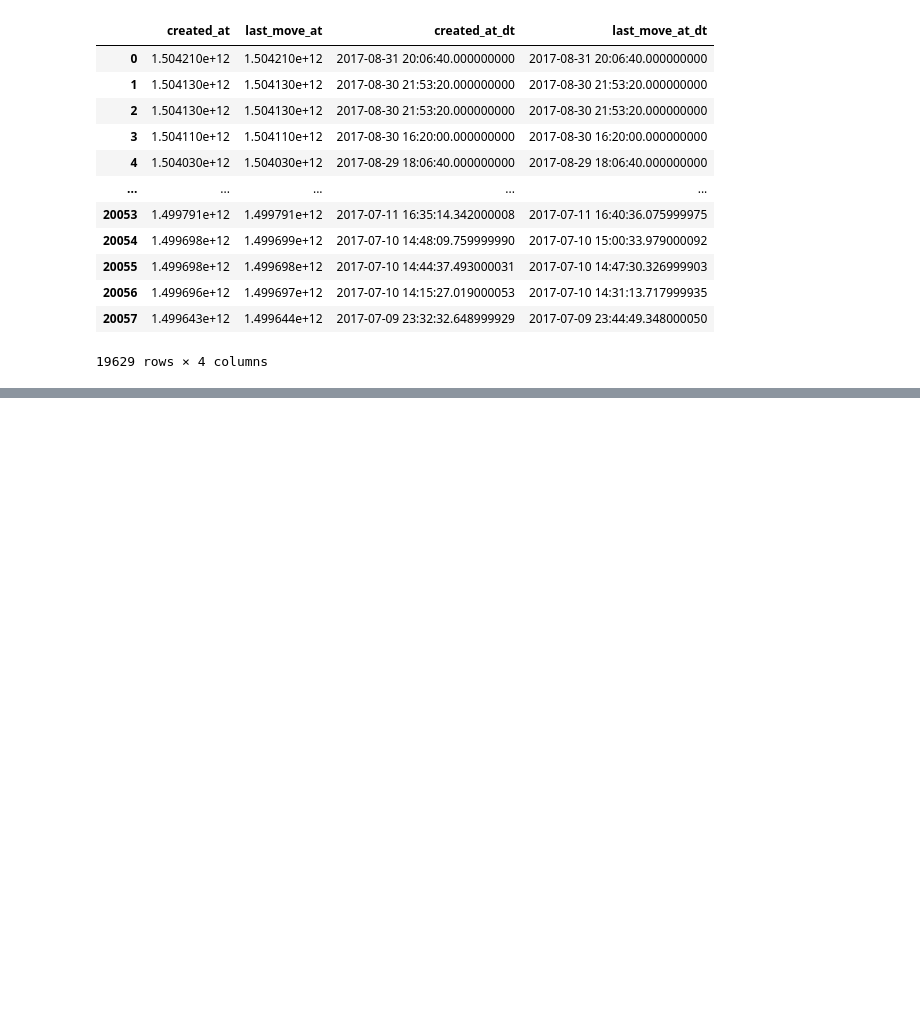
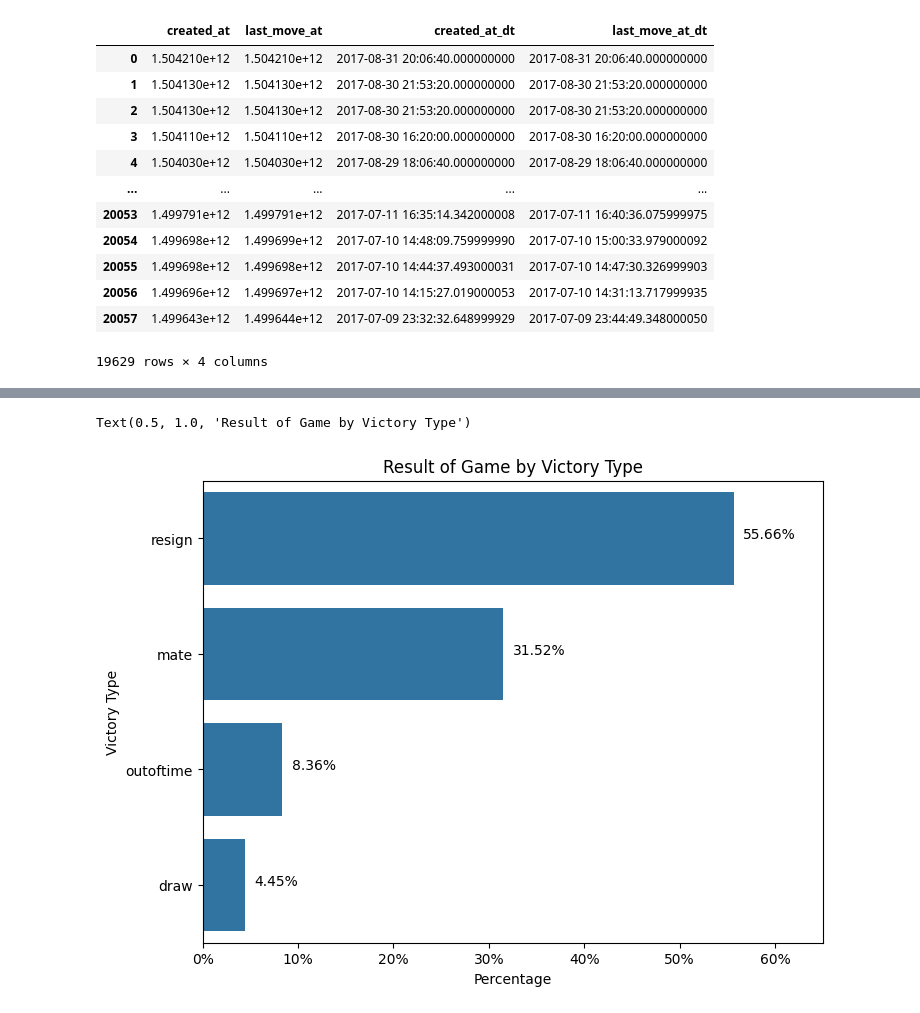
Before and after one commit to ly-daniel/Practice-Projects, a Jupyter notebook: Chess/analyze_chess_games.ipynb, the cells around one changed output, grey strips where cells are left out. Saved outputs shown, nothing was run; the diff lists cells and outputs as text; code cells hidden in the pictures; blank space fills up the shorter version.

```diff
--- a/Chess/analyze_chess_games.ipynb
+++ b/Chess/analyze_chess_games.ipynb
@@ -84,6 +109,3 @@ df_times
 | 20056 | 1.499696e+12 | 1.499697e+12 | 2017-07-10 14:15:27.019000053 | 2017-07-10 14:31:13.717999935 |
 | 20057 | 1.499643e+12 | 1.499644e+12 | 2017-07-09 23:32:32.648999929 | 2017-07-09 23:44:49.348000050 |
 19629 rows × 4 columns
-# %%
-plt.style.use('ggplot')
-sns.barplot(df['victory_status'].value_counts(normalize=True))
@@ -93,4 +111,0 @@ sns.barplot(df['victory_status'].value_counts(normalize=True))
-# %%
-colors = ['#D3D3D3', '#454545','#939799']
-sns.barplot(df['winner'].value_counts(normalize=True), palette=colors)
-plt.style.use('classic')
@@ -102,4 +111,0 @@ Passing `palette` without assigning `hue` is deprecated and will be removed in v
-# %%
-colors = ['#D3D3D3', '#454545','#939799']
-sns.barplot(df['winner'].value_counts(normalize=True), palette=colors)
-plt.style.use('ggplot')
@@ -111,7 +111,0 @@ Passing `palette` without assigning `hue` is deprecated and will be removed in v
-# %%
-winner_counts = df['winner'].value_counts(normalize=True).reset_index()
-winner_counts.columns = ['winner', 'percentage']
-colors = ['#D3D3D3', '#454545','#939799']
-
-sns.barplot(winner_counts, x = 'winner', y = 'percentage', palette=colors)
-plt.style.use('ggplot')
@@ -167,0 +112,20 @@ Error:
+# %%
+victory = df['victory_status'].value_counts(normalize=True).reset_index()
+victory.rename(columns = {'proportion': 'percentage'}, inplace = True)
+victory['percentage'] = victory['percentage'] * 100
+
+fig, ax = plt.subplots(figsize = (8,6))
+sns.barplot(victory, x = 'percentage', y = 'victory_status')
+
+ax.set_xticklabels([f'{int(x)}%' for x in ax.get_xticks()])
+
+for i, r in victory.iterrows():
+    ax.text(r['percentage'] + 1, i, f'{r['percentage']:.2f}%')
+
+plt.xlim(0,65)
+plt.ylabel('Victory Type')
+plt.xlabel('Percentage')
+plt.title('Result of Game by Victory Type')
+# %% [output]
+Text(0.5, 1.0, 'Result of Game by Victory Type')
+[figure, added]
```
Also changed, not shown: parts of 14 cells of this notebook.
